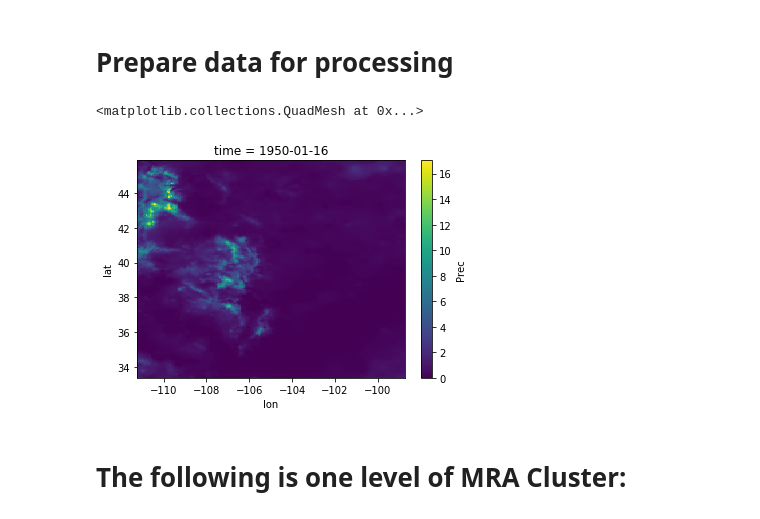
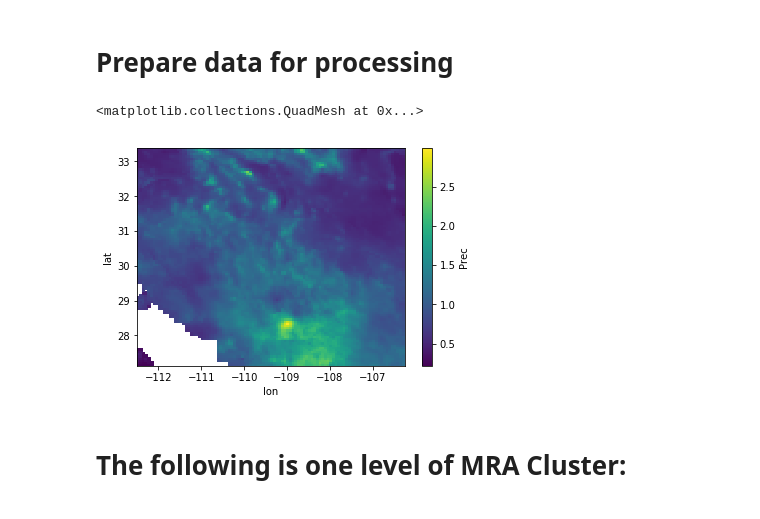
Before and after one commit to derekdesantis/climate, a Jupyter notebook: Multi_Wavelet_Cluster.ipynb, the cells around one changed output. Drawn from its saved outputs; the diff is of its cells as text; code cells hidden in the pictures.

```diff
--- a/Multi_Wavelet_Cluster.ipynb
+++ b/Multi_Wavelet_Cluster.ipynb
@@ -30,10 +30,8 @@ print(end - start)
 # Prepare data for processing
 # %%
 #Create a sub DataArray over smaller area; view some of the data to make sure not all NAN
-ds2 = ds.isel(lat=slice(300,500), lon=slice(220,420), time=slice(0,200))
-#ds2 = ds.isel(time=slice(0,60))
-ds2.Prec.isel(time=0).load()
-ds2.Prec.isel(time=0).plot()
+ds2 = ds.isel(lat=slice(200,300), lon=slice(200,300), time=slice(0,200))
+ds2.Prec.mean('time').plot()
 # %% [output]
 <matplotlib.collections.QuadMesh at 0x...>
-[figure, old version]
+[figure, new version]
```
Also changed, not shown: parts of 45 cells of this notebook, 4 other files.
